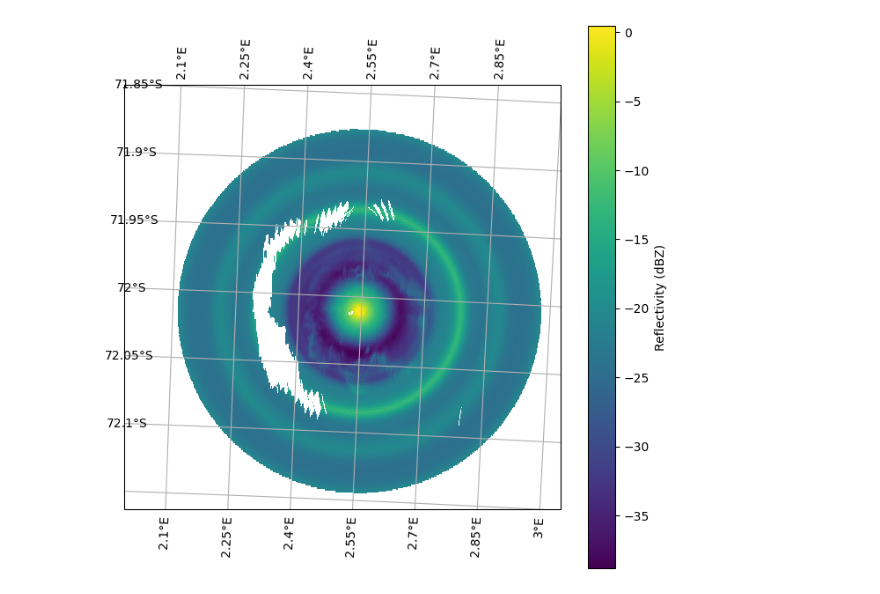
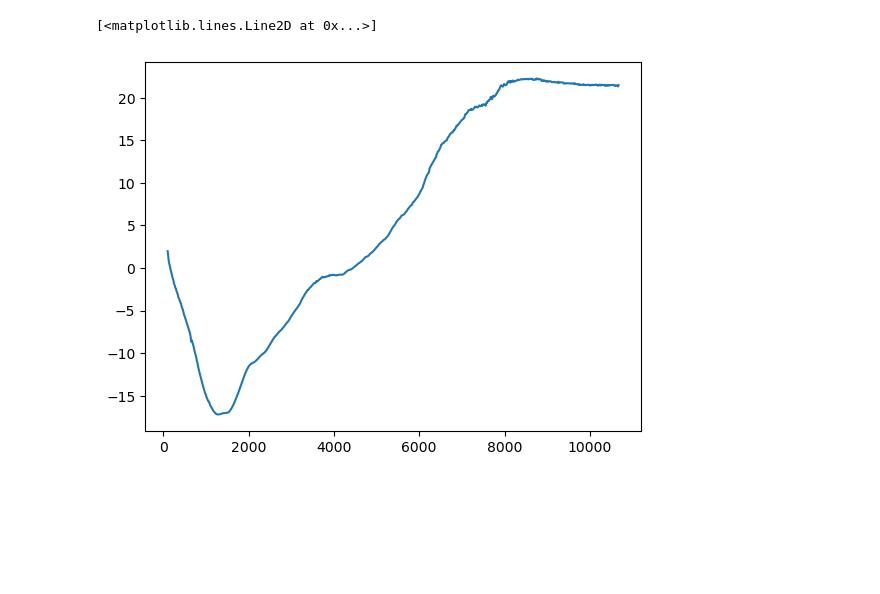
Before and after one commit to Troll-Observing-Network/neumayer-snowfall, a Jupyter notebook: 2D_Pipeline.ipynb, the cells around one changed output. Cells and saved outputs as stored; diff of their text form; code cells hidden in the pictures; blank space fills up the shorter version.

Commit message:
more plots

```diff
--- a/2D_Pipeline.ipynb
+++ b/2D_Pipeline.ipynb
@@ -191,7 +191,8 @@ for hour in range(24):
     if np.any(idx):
         dbzVert[hour] = np.nanmean(dbzVert_base[idx], axis=0)
 
-baseDbz = dbzVert[:, 0]
+# Create a vertical profile correction based on the bottom 10 elevations
+baseDbz = np.mean(dbzVert[:, 0:10], axis=1)
 bigDbz = np.tile(baseDbz[:, np.newaxis], (1, 710))
 vertCorrection = bigDbz - dbzVert
 vertCorrect_fill = np.zeros_like(vertCorrection)
@@ -210,11 +211,16 @@ for i in range(24):
     vertTemp = vertHour.copy()
     vertTemp[np.isnan(vertHour)] = vertCorr_pred
     vertCorrect_fill[i] = vertTemp
+# %%
+plt.plot(vertProfile, np.mean(vertCorrect_fill[:], axis=0), label='Hour 0')
+# %% [output]
+[<matplotlib.lines.Line2D at 0x...>]
+[figure, added]
 # %%
 # Data processing for the 2D scanning radar
 nativeAzimuths = []
 nativeRanges = []
-nativeSnow = []
+nativeDbz = []
 
 timesteps = len(scanningFiles)
 timeGrid = np.empty((nlat, nlon, timesteps))
@@ -226,8 +232,8 @@ snowGridLow = np.empty((nlat, nlon, timesteps))
 
 
 # iterating over all the hourly radar scans during the given day, and storing in a common data structure on a common grid
-k = 18
-for file in scanningFiles[18:19]:
+k = 0
+for file in scanningFiles[:]:
     ds = xr.open_dataset(file)
 
 
@@ -257,30 +263,33 @@ for file in scanningFiles[18:19]:
     # Apply the correction
     correctionGrid = np.zeros([nlat, nlon])
     correctionGrid[:] = np.nan
+    meanCorrect = np.mean(vertCorrect_fill, axis=0)
 
     for i in range(nlat):
         for j in range(nlon):
             if not np.isnan(elv_interp[i, j]):
-                correctionGrid[i, j] = vertCorrection[k, closestIndices[i, j]]
+                #correctionGrid[i, j] = vertCorrect_fill[k, closestIndices[i, j]]
+                correctionGrid[i, j] = meanCorrect[closestIndices[i, j]]
 
     dbz_corrected = dbz_interp + correctionGrid
 
+    # Step 2: Convert to snowfall rate
+    #snowfallRateMid = zToSR(dbz_corrected, a, b)
+    snowfallRateMid = ((10 ** (dbz_corrected / 10)) / a) ** (1 / b)
+    snowfallRateLow = ((10 ** (dbz_corrected / 10)) / aHigh) ** (1 / b)
+    snowfallRateHigh = ((10 ** (dbz_corrected / 10)) / aLow) ** (1 / b)
 
     # Plot
+    """
     fig = plt.figure(figsize=(8, 8))
 
     ax = plt.axes(projection=ccrs.SouthPolarStereo())
     ax.gridlines(draw_labels=True)
     ax.set_extent([2, 3, -72.15, -71.85], crs=ccrs.PlateCarree())
     ax.coastlines()
-    pcm = ax.pcolormesh(lon_target, lat_target, dbz_corrected, transform=ccrs.PlateCarree(), cmap='viridis')
+    pcm = ax.pcolormesh(lon_target, lat_target, snowfallRateMid, transform=ccrs.PlateCarree(), cmap='viridis')
     plt.colorbar(pcm, ax=ax, label='Reflectivity (dBZ)')
-
-    # Step 2: Convert to snowfall rate
-    snowfallRateMid = zToSR(dbz_interp, a, b)
-    snowfallRateLow = zToSR(dbz_interp, aHigh, b)
-    snowfallRateHigh = zToSR(dbz_interp, aLow, b)
-    natSnowfall = zToSR(natDbz, a, b)
+    """
 
     # Step 3: Populate the (lat x lon x time) arrays for time, dbz, snowfall rate, and lists of native resolution files
     timeGrid[:, :, k] = time_interp
@@ -291,7 +300,7 @@ for file in scanningFiles[18:19]:
     elvGrid[:, :, k] = elv_interp
     nativeAzimuths.append(natAzimuths)
     nativeRanges.append(natRanges)
-    nativeSnow.append(natSnowfall)
+    nativeDbz.append(natDbz)
 
     k = k + 1
 
@@ -306,5 +315,3 @@ snowSortLow_0313 = np.take_along_axis(snowGridLow, sort_indices, axis=2)
 hourlyAccumMid_0313 = weightedAvg(snowSortMid_0313)
 hourlyAccumHigh_0313 = weightedAvg(snowSortHigh_0313)
 hourlyAccumLow_0313 = weightedAvg(snowSortLow_0313)
-# %% [output]
-[figure, removed]
```
Also changed, not shown: parts of 3 cells of this notebook.
